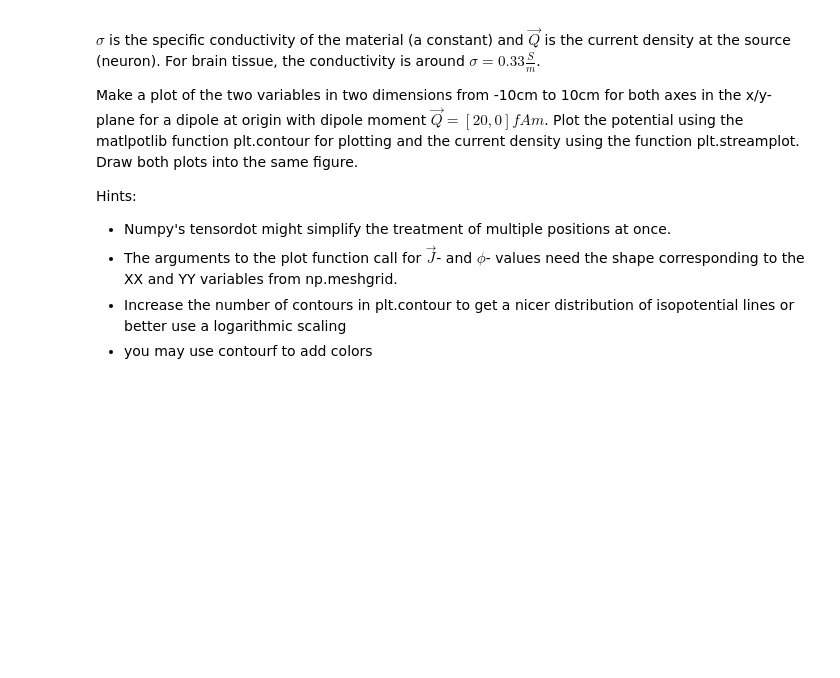
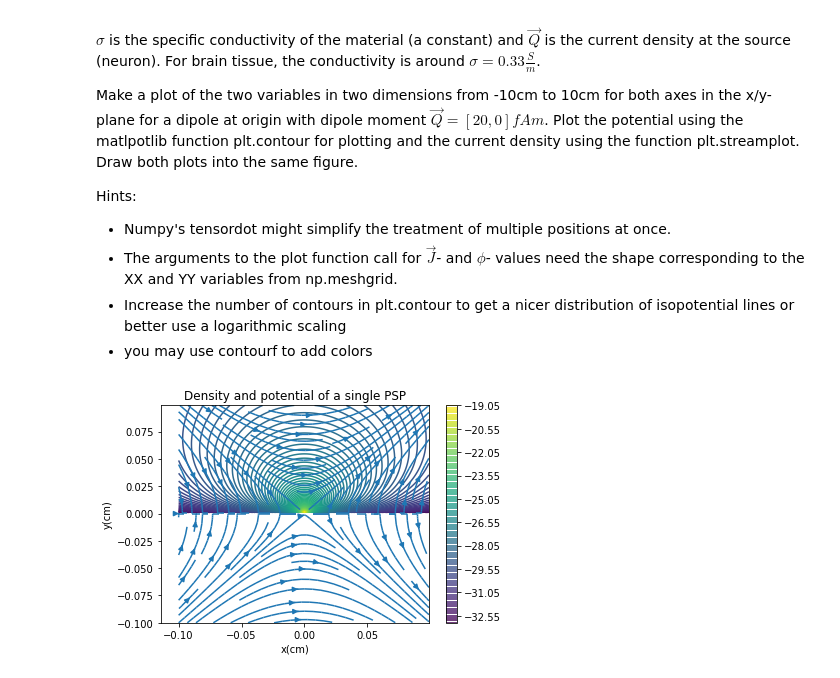
Before and after one commit to juanangd/TU_BERLIN, a Jupyter notebook: BCI-WS20:21/Exercise1.ipynb, the cells around one changed output. Drawn from its saved outputs; the diff is of its cells as text; code cells hidden in the pictures; blank space fills up the shorter version.

```diff
--- a/BCI-WS20:21/Exercise1.ipynb
+++ b/BCI-WS20:21/Exercise1.ipynb
@@ -209,0 +229,76 @@ J=J_dip([XX,YY],Q,r_0)
+# %%
+#initialize the variables (x and y in cm, p as a unit dipole with 1Cmm)
+x=np.arange(-10,10,0.1)
+y=np.arange(-10,10,0.1)
+r_0=[0,0]
+Q=np.array([20,0])*1e-15;
+
+#create the meshgrid for calculation and plotting (in SI --> m)
+XX,YY = np.meshgrid(x/100,y/100)
+
+def phi_dip(vect, Q, r_0):
+
+    constant = 1/ (4*np.pi*0.33)
+    vect = np.array(vect)
+    vect_x = vect[0, :, :]
+    vect_y = vect[1, :, :]
+
+    sol = np.zeros(vect_x.shape)
+
+    for i in range(vect_x.shape[0]):
+        for j in range (vect_y.shape[0]):
+
+            r = np.array([vect_x[i,i], vect_y[j,j]])
+
+            sol[i, j] = constant* ((np.dot(Q, r-r_0)/(np.linalg.norm(r-r_0))**3))
+
+
+    return sol
+
+#Other implementation with tensordot but not taking into account the reference point
+"""def phi_dip(r, Q):
+
+    constant = 1/ (4*np.pi*0.33)
+
+    r = np.array(r)
+    r_0 = np.array(r_0)
+
+    return constant*(np.tensordot(Q, r, axes=1)/np.linalg.norm(r, axis=0)**3).T"""
+
+def J_dip(r, Q, r_0):
+
+    constant = 1/ (4*np.pi)
+    vect = np.array(r)
+
+    vect_x = vect[0, :, :]
+    vect_y = vect[1, :, :]
+
+    sol = np.zeros((vect_x.shape[0], vect_x.shape[0], 2))
+
+    for i in range(vect_x.shape[0]):
+        for j in range (vect_y.shape[0]):
+
+                r = np.array([vect_x[i,i], vect_y[j,j]])
+                sol[i, j, :] = constant*(3*(np.dot(r-r_0, Q)/(np.linalg.norm(r-r_0))**3) *
+                 (r-r_0) - (Q/np.linalg.norm(r-r_0))**3)
+
+
+    return sol
+
+
+#Calculate the potential on the whole meshgrid
+phi=phi_dip([XX,YY], Q ,r_0)
+
+#Calculate the current source density on the whole meshgrid
+J=J_dip([XX,YY],Q,r_0)
+
+plt.figure()
+plt.title("Density and potential of a single PSP")
+plt.xlabel("x(cm)")
+plt.ylabel("y(cm)")
+plt.contour(XX, YY, np.log(phi),100)
+plt.colorbar()
+plt.streamplot(XX, YY, J[:,:,0], J[:,:, 1])
+plt.show()
+# %% [output]
+[figure, added]
```
Also changed, not shown: parts of 4 cells of this notebook.
